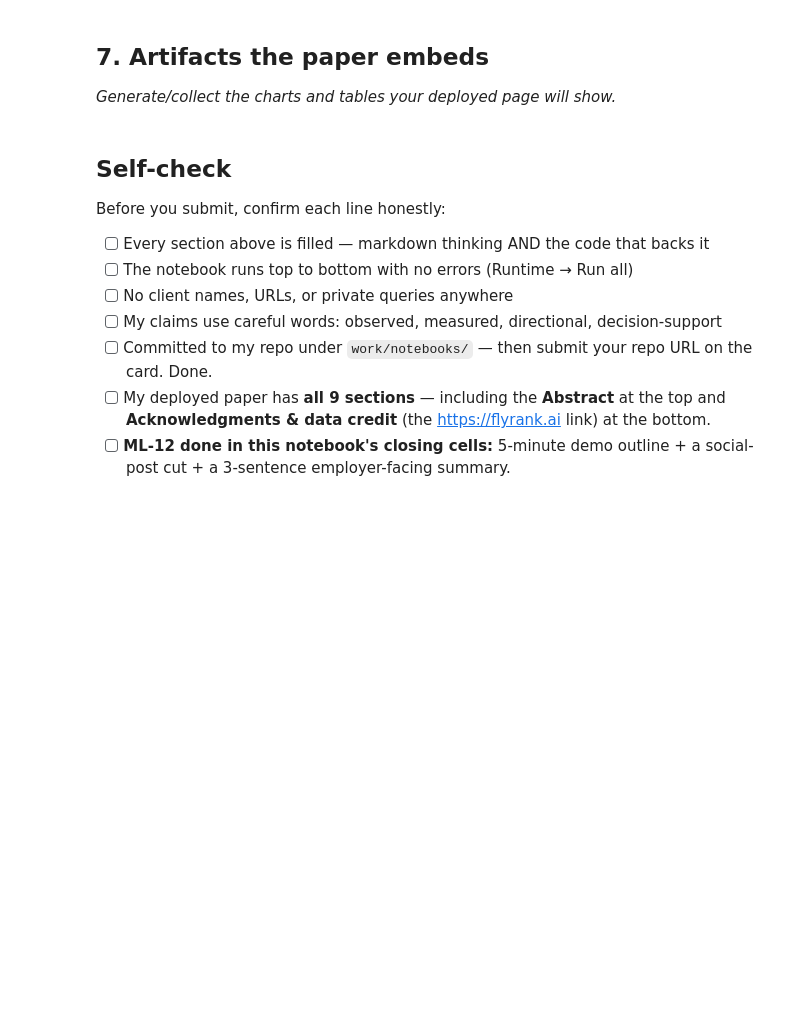
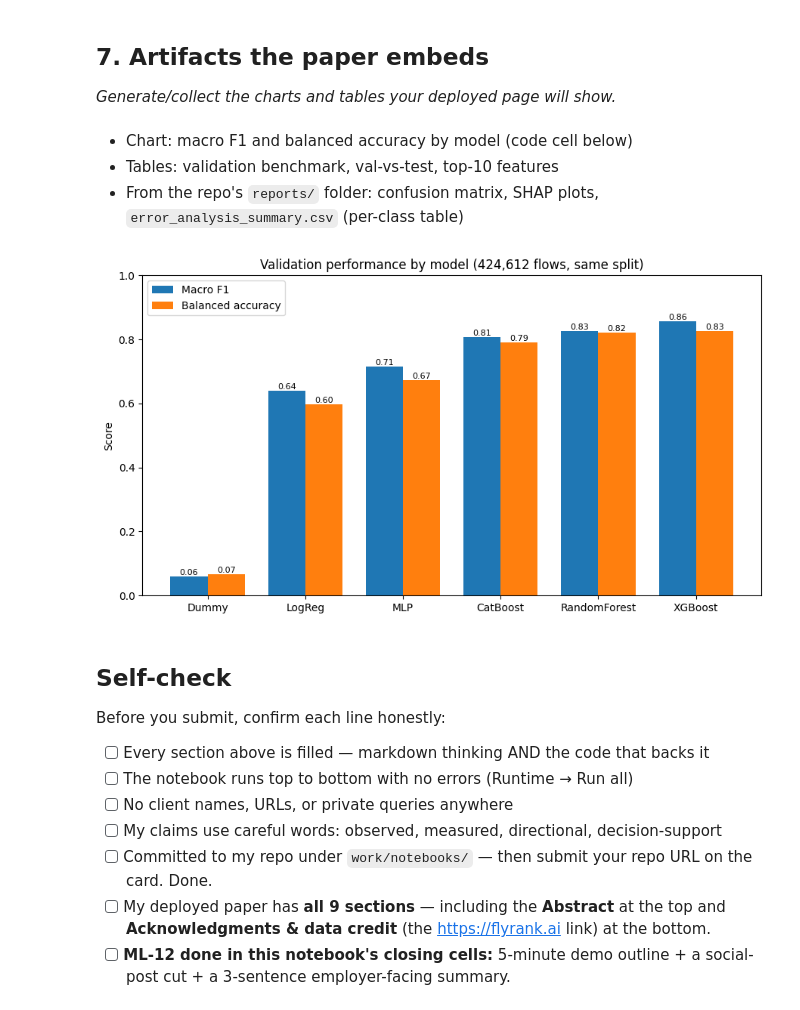
Before and after one commit to hamzakhattak-AIDev/flyrank-ML-internship, a Jupyter notebook: work/notebooks/capstone.ipynb, the cells around one changed output. Cells and saved outputs as stored; diff of their text form; code cells hidden in the pictures; blank space fills up the shorter version.

```diff
--- a/work/notebooks/capstone.ipynb
+++ b/work/notebooks/capstone.ipynb
@@ -34,6 +110,35 @@ This skeleton is yours to fill. Work the sections **in order** — each one has
 ## 7. Artifacts the paper embeds
 
 *Generate/collect the charts and tables your deployed page will show.*
+# %% [markdown]
+- Chart: macro F1 and balanced accuracy by model (code cell below)
+- Tables: validation benchmark, val-vs-test, top-10 features
+- From the repo's `reports/` folder: confusion matrix, SHAP plots, `error_analysis_summary.csv` (per-class table)
+# %%
+import matplotlib.pyplot as plt
+import numpy as np
+
+models = ["Dummy", "LogReg", "MLP", "CatBoost", "RandomForest", "XGBoost"]
+macro_f1 = [0.0594, 0.6402, 0.7144, 0.8062, 0.8274, 0.8564]
+bal_acc  = [0.0667, 0.5986, 0.6731, 0.7909, 0.8204, 0.8271]
+
+x = np.arange(len(models))
+w = 0.38
+fig, ax = plt.subplots(figsize=(9, 5))
+b1 = ax.bar(x - w/2, macro_f1, w, label="Macro F1")
+b2 = ax.bar(x + w/2, bal_acc, w, label="Balanced accuracy")
+ax.bar_label(b1, fmt="%.2f", fontsize=8)
+ax.bar_label(b2, fmt="%.2f", fontsize=8)
+ax.set_xticks(x)
+ax.set_xticklabels(models)
+ax.set_ylim(0, 1)
+ax.set_ylabel("Score")
+ax.set_title("Validation performance by model (424,612 flows, same split)")
+ax.legend()
+plt.tight_layout()
+plt.show()
+# %% [output]
+[figure, added]
 # %% [markdown]
 ## Self-check
 
```
Also changed, not shown: parts of 7 cells of this notebook.
